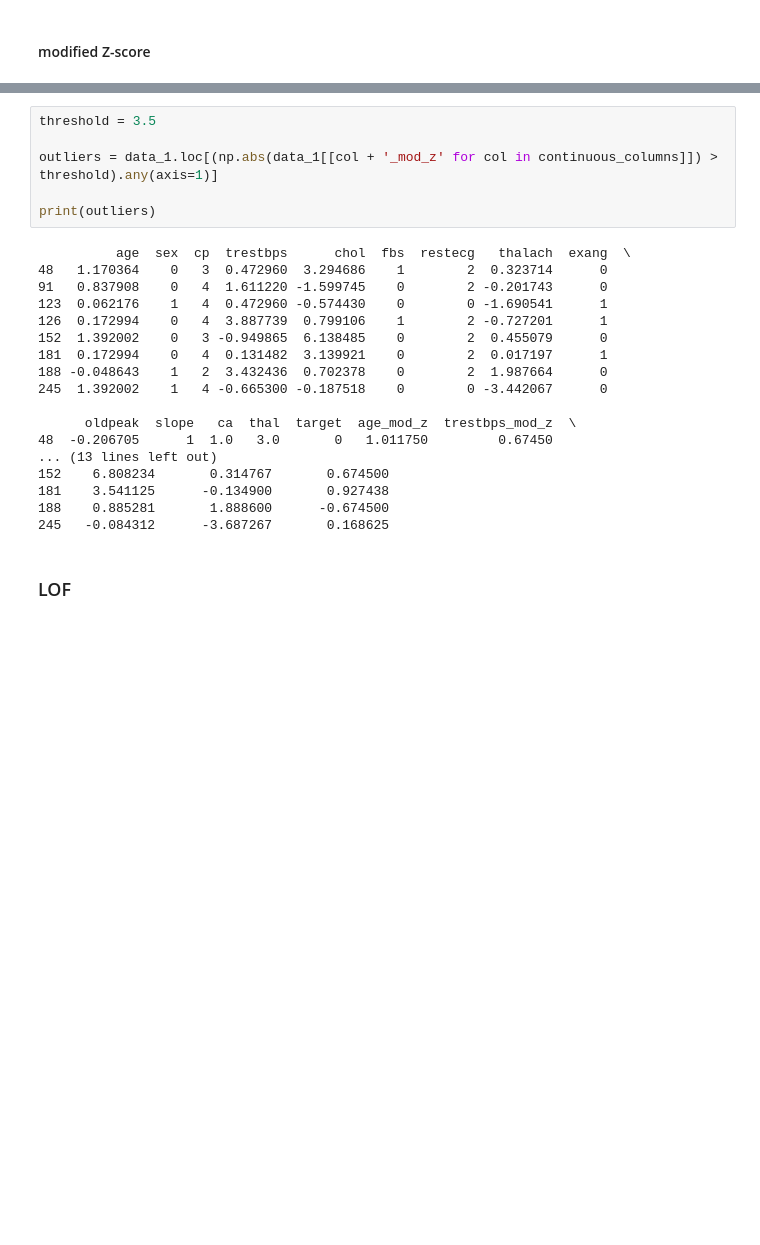
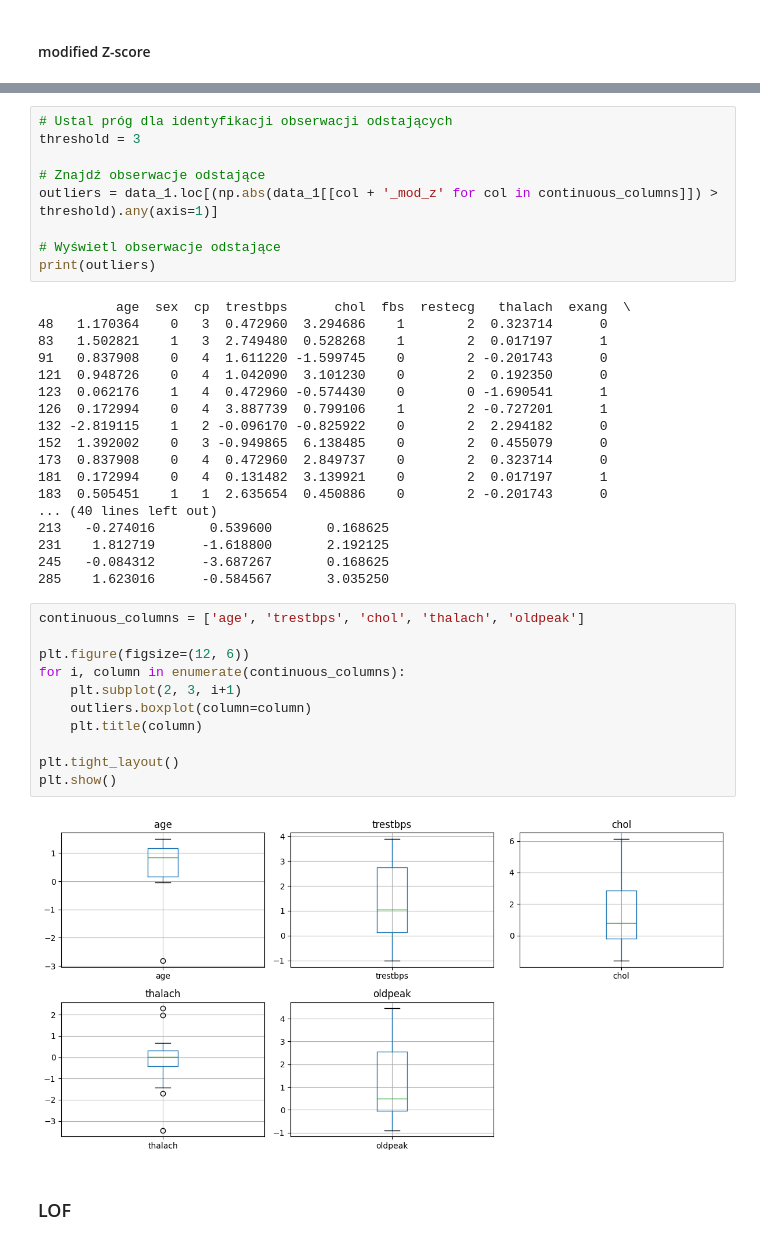
Before and after one commit to juka80/MyProjects, a Jupyter notebook: Exploratory analysis of multidimensional space/Detection/detection.ipynb, the cells around one changed output, grey strips where cells are left out. Cells and saved outputs as stored; diff of their text form; blank space fills up the shorter version.

```diff
--- a/Exploratory analysis of multidimensional space/Detection/detection.ipynb
+++ b/Exploratory analysis of multidimensional space/Detection/detection.ipynb
@@ -205,29 +219,45 @@ print(data_1[[col + '_mod_z' for col in continuous_columns]])
 
 [303 rows x 5 columns]
 # %%
-threshold = 3.5
+# Ustal próg dla identyfikacji obserwacji odstających
+threshold = 3
 
+# Znajdź obserwacje odstające
 outliers = data_1.loc[(np.abs(data_1[[col + '_mod_z' for col in continuous_columns]]) > threshold).any(axis=1)]
 
+# Wyświetl obserwacje odstające
 print(outliers)
 # %% [output]
           age  sex  cp  trestbps      chol  fbs  restecg   thalach  exang  \
 48   1.170364    0   3  0.472960  3.294686    1        2  0.323714      0
+83   1.502821    1   3  2.749480  0.528268    1        2  0.017197      1
 91   0.837908    0   4  1.611220 -1.599745    0        2 -0.201743      0
+121  0.948726    0   4  1.042090  3.101230    0        2  0.192350      0
 123  0.062176    1   4  0.472960 -0.574430    0        0 -1.690541      1
 126  0.172994    0   4  3.887739  0.799106    1        2 -0.727201      1
+132 -2.819115    1   2 -0.096170 -0.825922    0        2  2.294182      0
 152  1.392002    0   3 -0.949865  6.138485    0        2  0.455079      0
+173  0.837908    0   4  0.472960  2.849737    0        2  0.323714      0
 181  0.172994    0   4  0.131482  3.139921    0        2  0.017197      1
-188 -0.048643    1   2  3.432436  0.702378    0        2  1.987664      0
-245  1.392002    1   4 -0.665300 -0.187518    0        0 -3.442067      0
-
-      oldpeak  slope   ca  thal  target  age_mod_z  trestbps_mod_z  \
-48  -0.206705      1  1.0   3.0       0   1.011750         0.67450
-... (13 lines left out)
-152    6.808234       0.314767       0.674500
-181    3.541125      -0.134900       0.927438
-188    0.885281       1.888600      -0.674500
+183  0.505451    1   1  2.635654  0.450886    0        2 -0.201743      0
+... (40 lines left out)
+213   -0.274016       0.539600       0.168625
+231    1.812719      -1.618800       2.192125
 245   -0.084312      -3.687267       0.168625
+285    1.623016      -0.584567       3.035250
+# %%
+continuous_columns = ['age', 'trestbps', 'chol', 'thalach', 'oldpeak']
+
+plt.figure(figsize=(12, 6))
+for i, column in enumerate(continuous_columns):
+    plt.subplot(2, 3, i+1)
+    outliers.boxplot(column=column)
+    plt.title(column)
+
+plt.tight_layout()
+plt.show()
+# %% [output]
+[figure, added]
 # %% [markdown]
 ### LOF
 # %%
```
Also changed, not shown: parts of 15 cells of this notebook.
